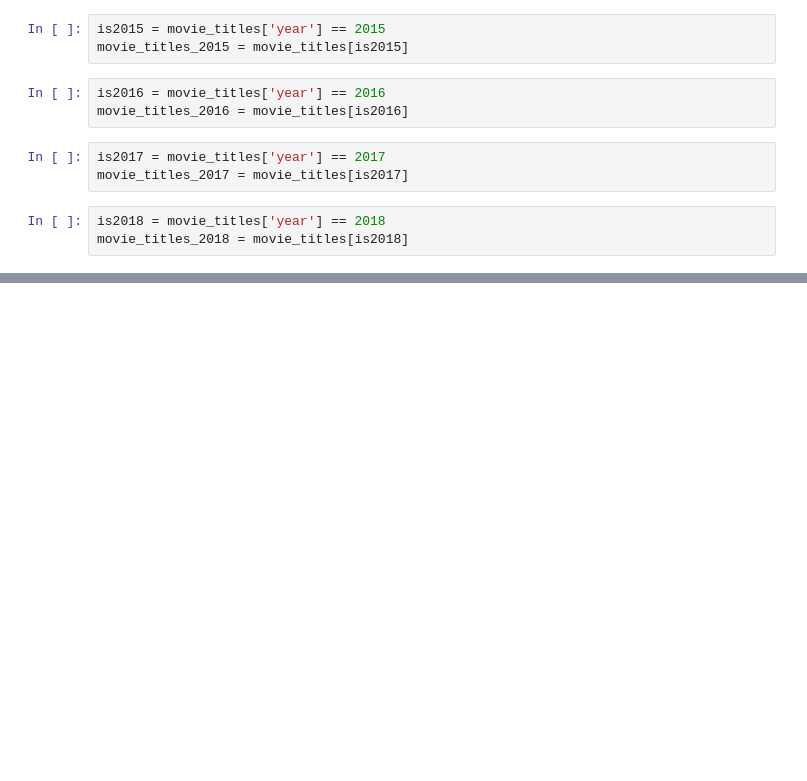
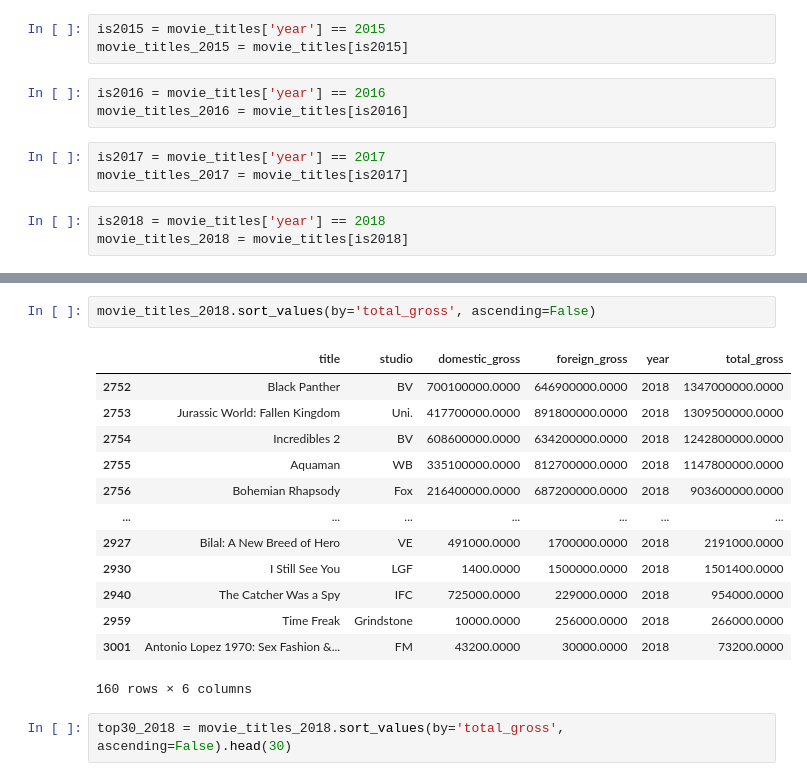
Before and after one commit to justinweible/movie_analysis_for_microsoft, a Jupyter notebook: Movie Titles.ipynb, the cells around one changed output, grey strips where cells are left out. Saved outputs shown, nothing was run; the diff lists cells and outputs as text; blank space fills up the shorter version.

```diff
--- a/Movie Titles.ipynb
+++ b/Movie Titles.ipynb
@@ -269,0 +237,18 @@ movie_titles_2010.loc[:30]
+# %%
+movie_titles_2018.sort_values(by='total_gross', ascending=False)
+# %% [output]
+|  | title | studio | domestic_gross | foreign_gross | year | total_gross |
+| 2752 | Black Panther | BV | 700100000.0000 | 646900000.0000 | 2018 | 1347000000.0000 |
+| 2753 | Jurassic World: Fallen Kingdom | Uni. | 417700000.0000 | 891800000.0000 | 2018 | 1309500000.0000 |
+| 2754 | Incredibles 2 | BV | 608600000.0000 | 634200000.0000 | 2018 | 1242800000.0000 |
+| 2755 | Aquaman | WB | 335100000.0000 | 812700000.0000 | 2018 | 1147800000.0000 |
+| 2756 | Bohemian Rhapsody | Fox | 216400000.0000 | 687200000.0000 | 2018 | 903600000.0000 |
+| ... | ... | ... | ... | ... | ... | ... |
+| 2927 | Bilal: A New Breed of Hero | VE | 491000.0000 | 1700000.0000 | 2018 | 2191000.0000 |
+| 2930 | I Still See You | LGF | 1400.0000 | 1500000.0000 | 2018 | 1501400.0000 |
+| 2940 | The Catcher Was a Spy | IFC | 725000.0000 | 229000.0000 | 2018 | 954000.0000 |
+| 2959 | Time Freak | Grindstone | 10000.0000 | 256000.0000 | 2018 | 266000.0000 |
+| 3001 | Antonio Lopez 1970: Sex Fashion &... | FM | 43200.0000 | 30000.0000 | 2018 | 73200.0000 |
+160 rows × 6 columns
+# %%
+top30_2018 = movie_titles_2018.sort_values(by='total_gross', ascending=False).head(30)
```
Also changed, not shown: parts of 23 cells of this notebook.
